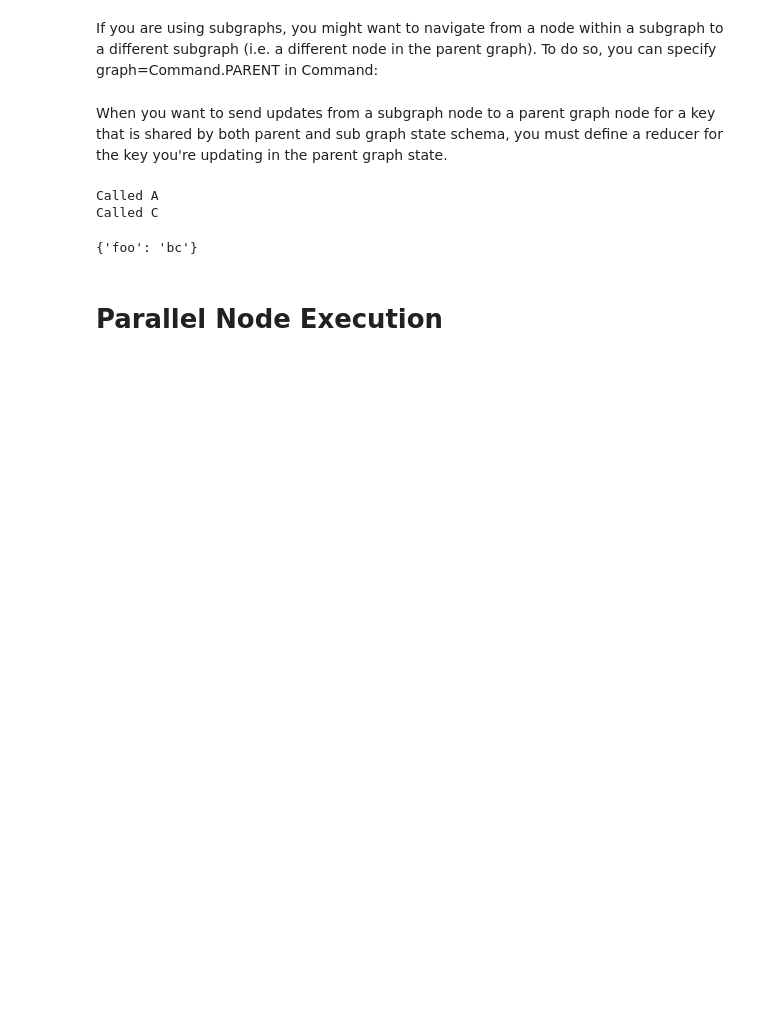
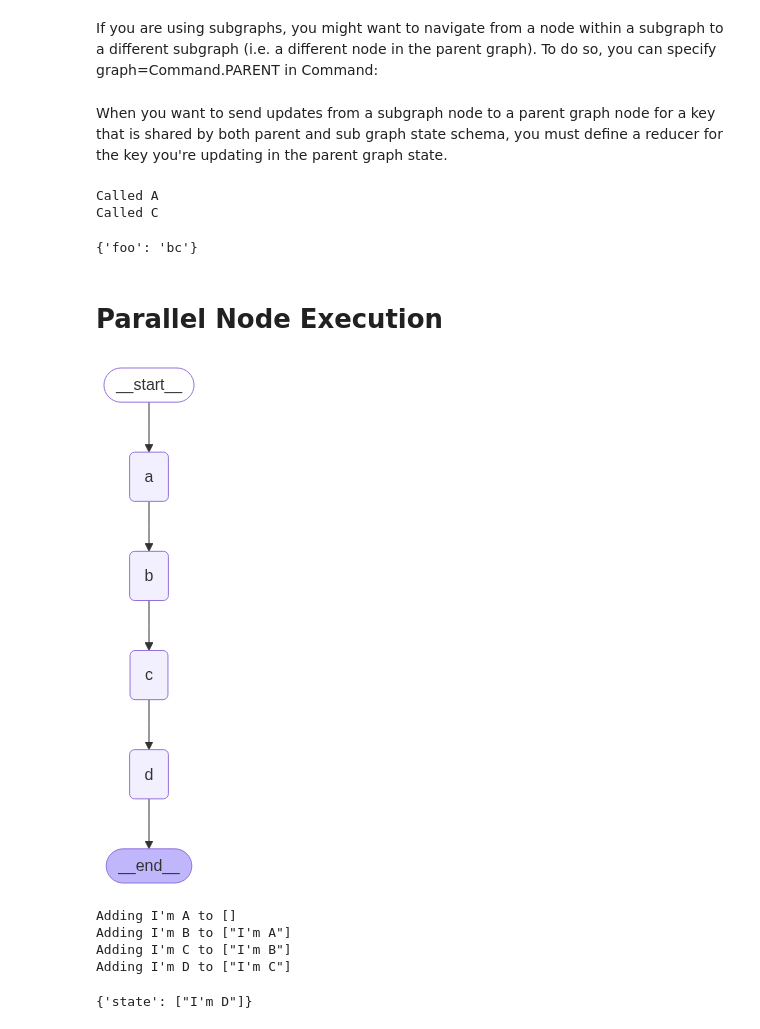
Before and after one commit to chayan141/nlp-playlist, a Jupyter notebook: langgraph_module_3.ipynb, the cells around one changed output. Drawn from its saved outputs; the diff is of its cells as text; code cells hidden in the pictures; blank space fills up the shorter version.

```diff
--- a/langgraph_module_3.ipynb
+++ b/langgraph_module_3.ipynb
@@ -1154,0 +1162,41 @@ Called C
+# %%
+class State(TypedDict):
+    # The operator.add reducer fn makes this append-only
+    state: str
+
+class ReturnNodeValue:
+    def __init__(self, node_secret: str):
+        self._value = node_secret
+
+    def __call__(self, state: State) -> Any:
+        print(f"Adding {self._value} to {state['state']}")
+        return {"state": [self._value]}
+# %%
+# Add nodes
+builder = StateGraph(State)
+
+# Initialize each node with node_secret
+builder.add_node("a", ReturnNodeValue("I'm A"))
+builder.add_node("b", ReturnNodeValue("I'm B"))
+builder.add_node("c", ReturnNodeValue("I'm C"))
+builder.add_node("d", ReturnNodeValue("I'm D"))
+
+# Flow
+builder.add_edge(START, "a")
+builder.add_edge("a", "b")
+builder.add_edge("b", "c")
+builder.add_edge("c", "d")
+builder.add_edge("d", END)
+graph = builder.compile()
+
+display(Image(graph.get_graph().draw_mermaid_png()))
+# %% [output]
+[figure, added]
+# %%
+graph.invoke({"state": []})
+# %% [output]
+Adding I'm A to []
+Adding I'm B to ["I'm A"]
+Adding I'm C to ["I'm B"]
+Adding I'm D to ["I'm C"]
+{'state': ["I'm D"]}
```
Also changed, not shown: parts of 30 cells of this notebook.
